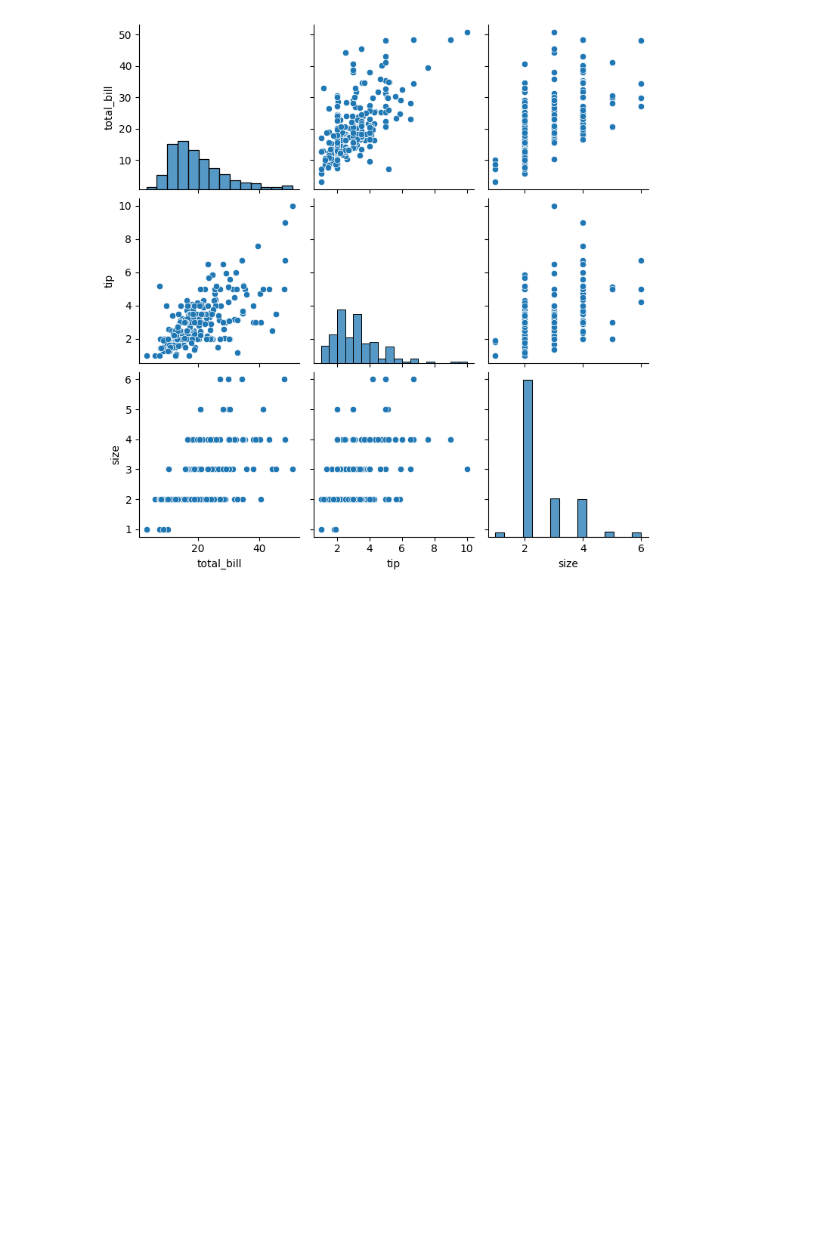
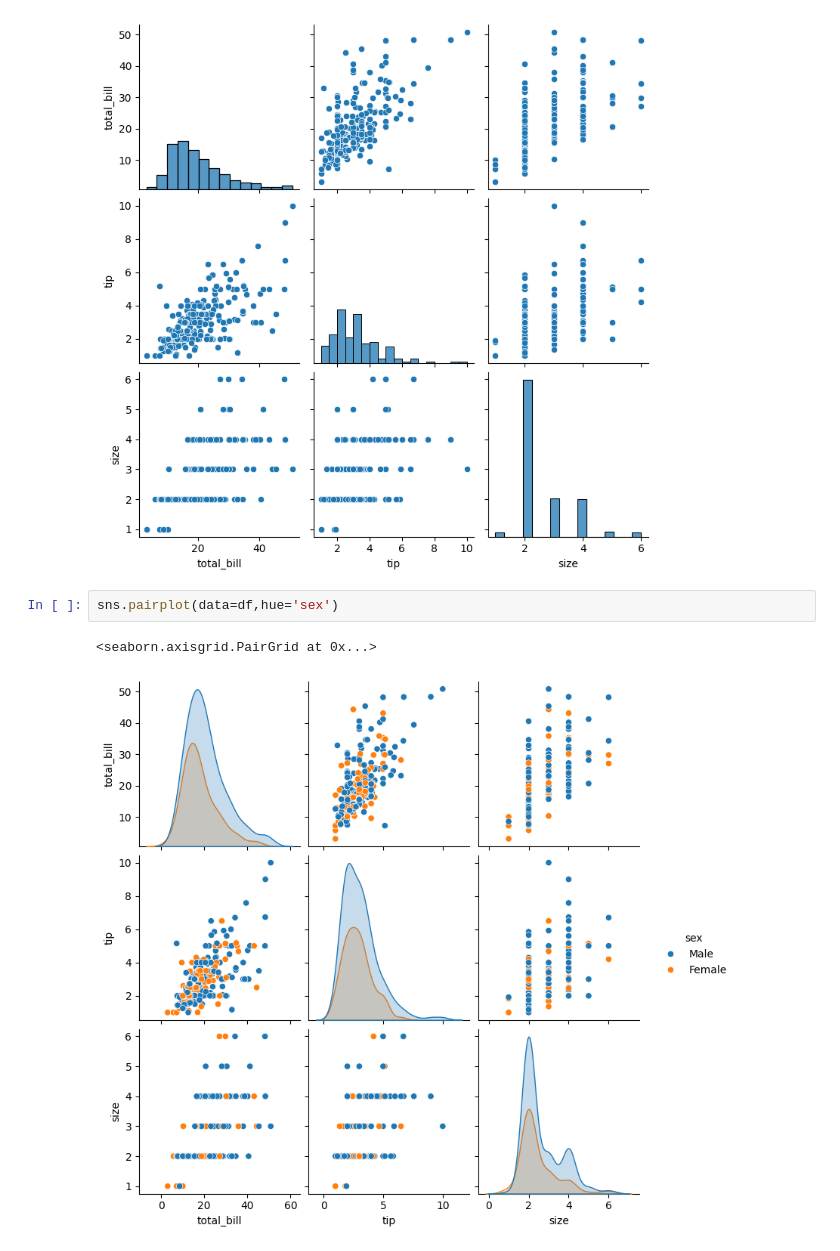
Before and after one commit to dipakwanere/all-about-python-for-ml, a Jupyter notebook: visualization.ipynb, the cells around one changed output. Saved outputs shown, nothing was run; the diff lists cells and outputs as text; blank space fills up the shorter version.

```diff
--- a/visualization.ipynb
+++ b/visualization.ipynb
@@ -126,3 +156,8 @@ sns.pairplot(data=df)
 # %% [output]
 <seaborn.axisgrid.PairGrid at 0x...>
 [figure]
+# %%
+sns.pairplot(data=df,hue='sex')
+# %% [output]
+<seaborn.axisgrid.PairGrid at 0x...>
+[figure, added]
```
Also changed, not shown: parts of 13 cells of this notebook.
